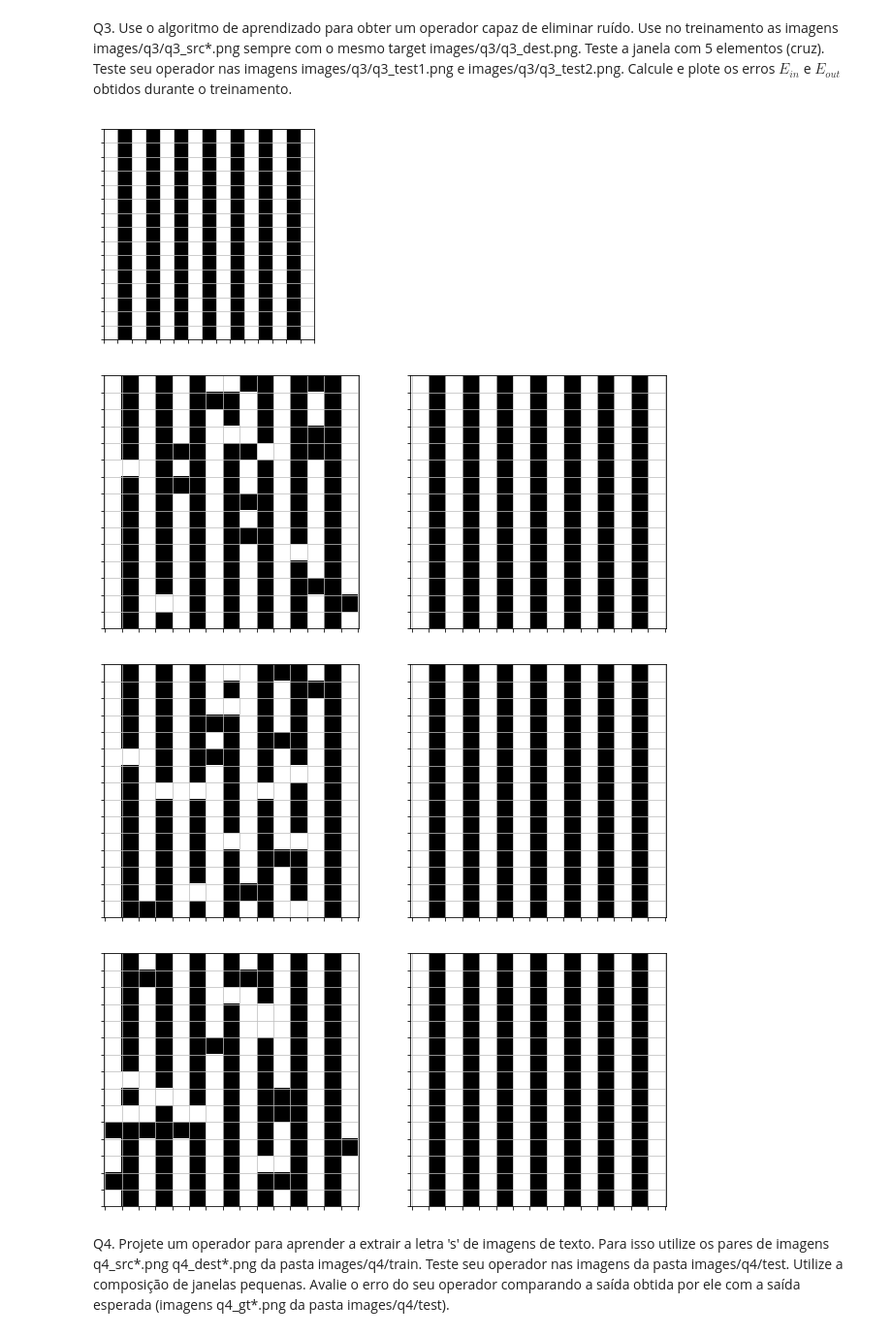
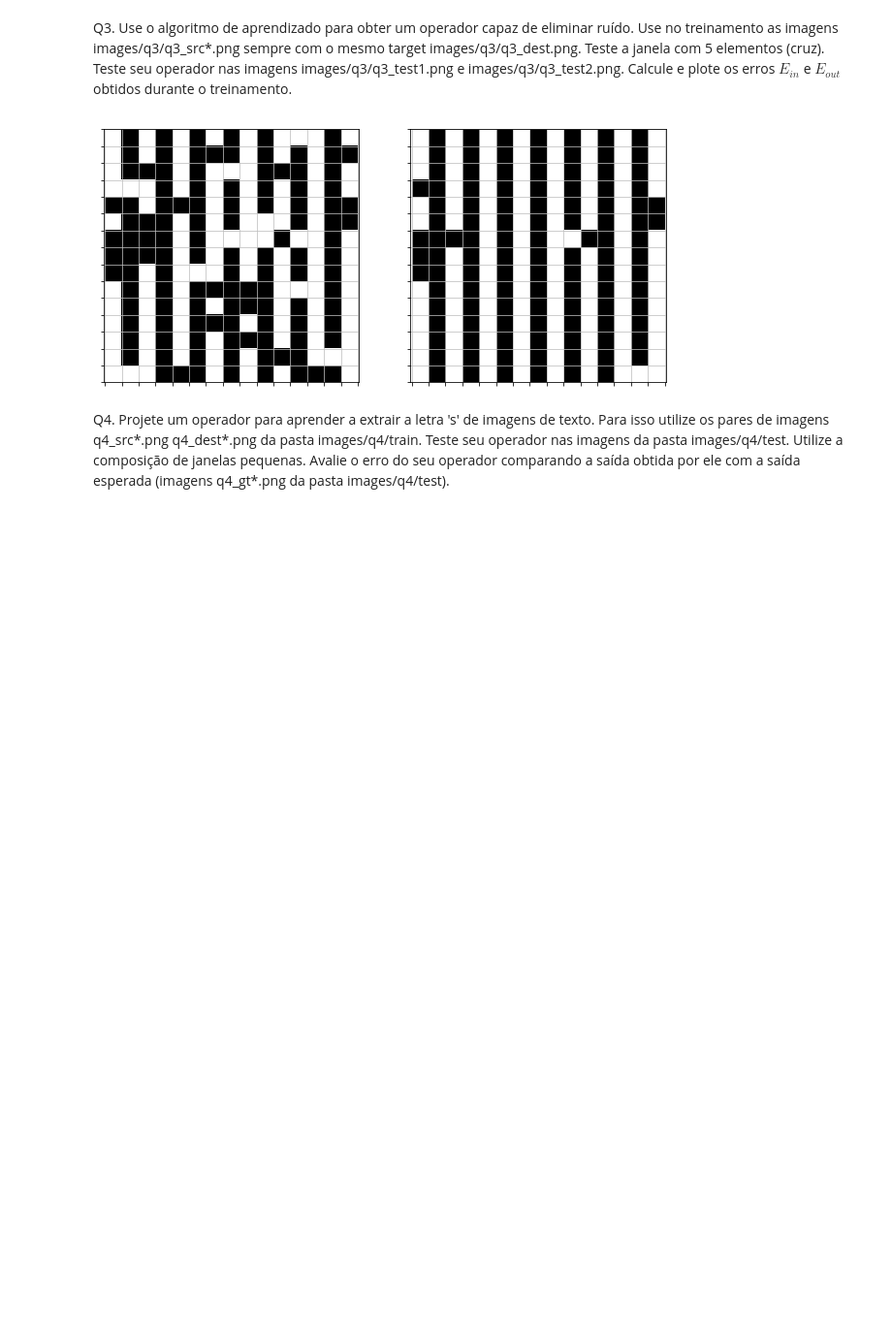
Before and after one commit to gustavoem/bcc, a Jupyter notebook: 7semestre/460/ep1/ep1.ipynb, the cells around one changed output. Shown at 97% size. Drawn from its saved outputs; the diff is of its cells as text; code cells hidden in the pictures; blank space fills up the shorter version.

Commit message:
Added mask to create cross-like W-Operators

```diff
--- a/7semestre/460/ep1/ep1.ipynb
+++ b/7semestre/460/ep1/ep1.ipynb
@@ -26,11 +26,18 @@ from mac0460_5832.utils import *
 class WOperatorLearner:
     """ Class used to learn a biniary image operator """
 
-    def __init__ (self, n, m):
+    def __init__ (self, n, m, mask = []):
         """ Class constructor """
         self.window_shape = (n, m)
         self.samples = {}
         self._update_hypothesis ()
+        self.mask = mask
+        if (self.mask == []):
+            for i in range (n):
+                self.mask.append ([])
+                for j in range (m):
+                    self.mask[i].append (1)
+        self.mask = np.array (self.mask)
 
 
     def sample_image (self, src, dest):
@@ -45,6 +52,7 @@ class WOperatorLearner:
             sx, ex = 0, 2 * x_offset + 1
             for j in range (src.shape[1]):
                 window = bsrc[sy:ey, sx:ex]
+                window = np.multiply (window, self.mask)
                 w_int = window_to_int (window, 2)
                 label = dest[i][j]
                 if (w_int not in self.samples):
@@ -91,11 +99,18 @@ class WOperatorLearner:
 class WOperator:
     """ Class used to define a W-Operator """
 
-    def __init__ (self, f, shape):
+    def __init__ (self, f, shape, mask = []):
         """ Class constructor. f should be an array of size
         2 ^ (window size) """
         self.f = f
         self.shape = shape
+        self.mask = mask
+        if (self.mask == []):
+            for i in range (shape[0]):
+                self.mask.append ([])
+                for j in range (shape[1]):
+                    self.mask[i].append (1)
+        self.mask = np.array (self.mask)
 
 
     def operate_image (self, img):
@@ -109,6 +124,7 @@ class WOperator:
             sx, ex = 0, self.shape[1]
             for j in range (img.shape[1]):
                 window = bimg[sy:ey, sx:ex]
+                window = np.multiply (window, self.mask)
                 w_int = window_to_int (window, 2)
                 dest[i][j] = self.f[w_int]
                 sx += 1
@@ -267,22 +283,39 @@ draw_img_pair(q2_test2, res2)
 # %% [markdown]
 Q3. Use o algoritmo de aprendizado para obter um operador capaz de eliminar ruído. Use no treinamento as imagens images/q3/q3_src\*.png sempre com o mesmo target images/q3/q3_dest.png. Teste a janela com 5 elementos (cruz). Teste seu operador nas imagens images/q3/q3_test1.png e images/q3/q3_test2.png. Calcule e plote os erros $E_{in}$ e $E_{out}$ obtidos durante o treinamento.
 # %%
-src3_1 = read_img('images/q3/q3_src1.png')
-src3_2 = read_img('images/q3/q3_src2.png')
-src3_3 = read_img('images/q3/q3_src3.png')
-src3_4 = read_img('images/q3/q3_src4.png')
-dest3 = read_img('images/q3/q3_dest.png')
+src3_1 = read_img ('images/q3/q3_src1.png')
+src3_2 = read_img ('images/q3/q3_src2.png')
+src3_3 = read_img ('images/q3/q3_src3.png')
+src3_4 = read_img ('images/q3/q3_src4.png')
+dest3 = read_img ('images/q3/q3_dest.png')
+q3_test1 = read_img ('images/q3/q3_test1.png')
+q3_test2 = read_img ('images/q3/q3_test2.png')
 
-draw_img(dest3)
+# Learns patter from src*, dest*
+mask = [
+    [0, 1, 0],
+    [1, 1, 1],
+    [0, 1, 0]
+]
+wopl = WOperatorLearner (3, 3, mask)
+w_shape = (3, 3)
+wopl.sample_image (src3_1, dest3)
+wopl.sample_image (src3_2, dest3)
+wopl.sample_image (src3_3, dest3)
 
-draw_img_pair(src3_1, dest3)
-draw_img_pair(src3_2, dest3)
-draw_img_pair(src3_3, dest3)
+# Creates W-Operator
+h = wopl.get_hypothesis ()
+wop = WOperator (h, w_shape, mask)
+
+# Transform q2_test and q2_test2
+res1 = wop.operate_image (q3_test1)
+res2 = wop.operate_image (q3_test2)
+
+# Operates on images
+draw_img_pair(q3_test1, res1)
+draw_img_pair(q3_test2, res2)
 # %% [output]
-[figure, old version]
+[figure, new version]
-[figure, removed]
-[figure, removed]
-[figure, removed]
 # %% [markdown]
 Q4. Projete um operador para aprender a extrair a letra 's' de imagens de texto. Para isso utilize os pares de imagens q4_src\*.png q4_dest\*.png da pasta images/q4/train. Teste seu operador nas imagens da pasta images/q4/test. Utilize a composição de janelas pequenas. Avalie o erro do seu operador comparando a saída obtida por ele com a saída esperada (imagens q4_gt\*.png da pasta images/q4/test).
 # %%
```
Also changed, not shown: parts of 1 cell of this notebook.
